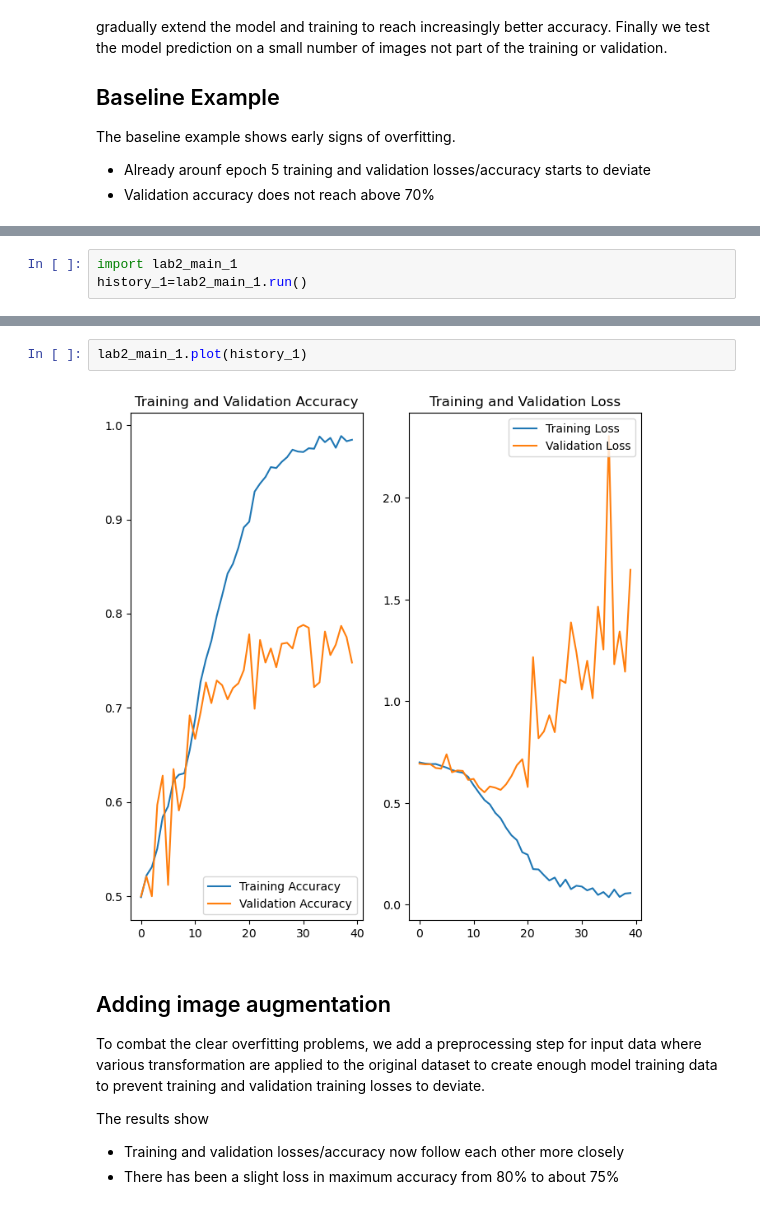
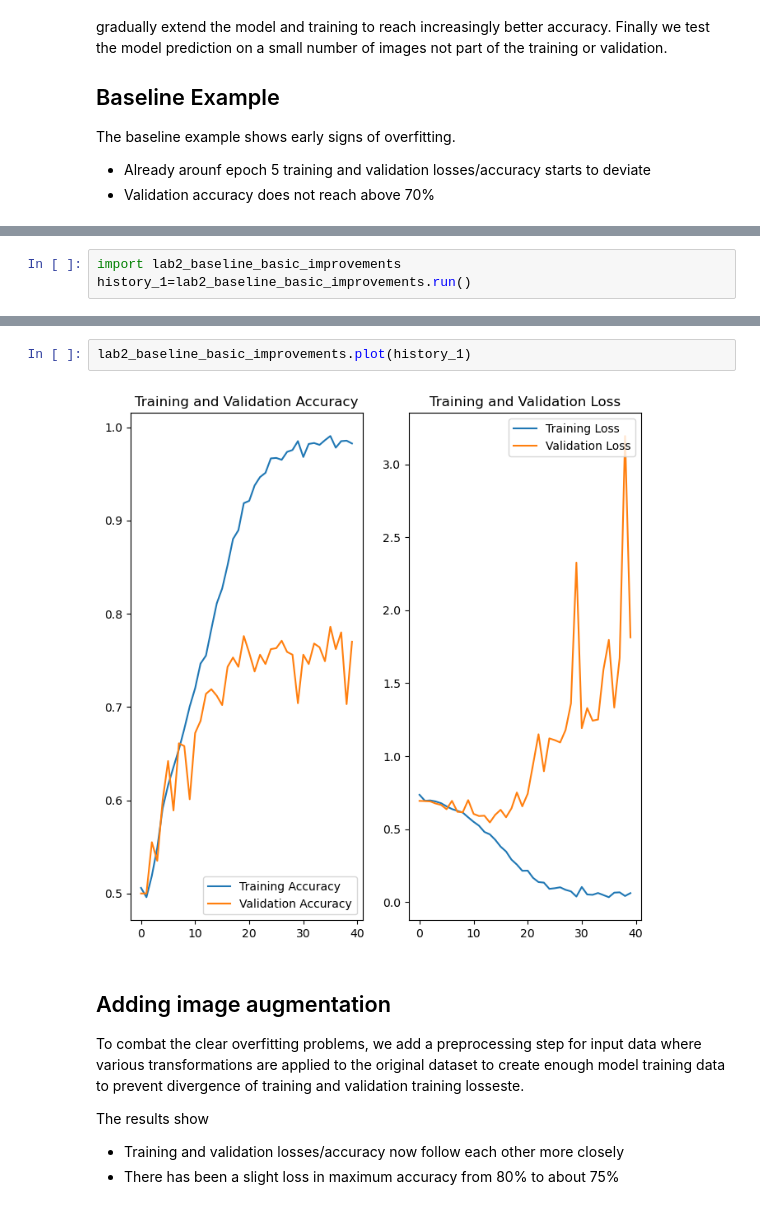
Before and after one commit to AleksanderCehovin/applied_ml_course, a Jupyter notebook: lab2/Report.ipynb, the cells around one changed output, grey strips where cells are left out. Saved outputs shown, nothing was run; the diff lists cells and outputs as text.

```diff
--- a/lab2/Report.ipynb
+++ b/lab2/Report.ipynb
@@ -87,8 +78,8 @@ The result shows the following improvements
 
 We still have clear signs of overfitting.
 # %%
-import lab2_main_1
-history_1=lab2_main_1.run()
+import lab2_baseline_basic_improvements
+history_1=lab2_baseline_basic_improvements.run()
 # %% [output]
 Found 2000 files belonging to 2 classes.
 Found 1000 files belonging to 2 classes.
@@ -138,13 +131,13 @@ Epoch 40/40
 # %%
-lab2_main_1.plot(history_1)
+lab2_baseline_basic_improvements.plot(history_1)
 # %% [output]
-[figure, old version]
+[figure, new version]
 # %% [markdown]
 ## Adding image augmentation
 
 To combat the clear overfitting problems, we add a preprocessing step for input data where
-various transformation are applied to the original dataset to create enough model training data
-to prevent training and validation training losses to deviate.
+various transformations are applied to the original dataset to create enough model training data
+to prevent divergence of training and validation training losseste.
 
 The results show
 
```
Also changed, not shown: parts of 11 cells of this notebook, 4 other files.
